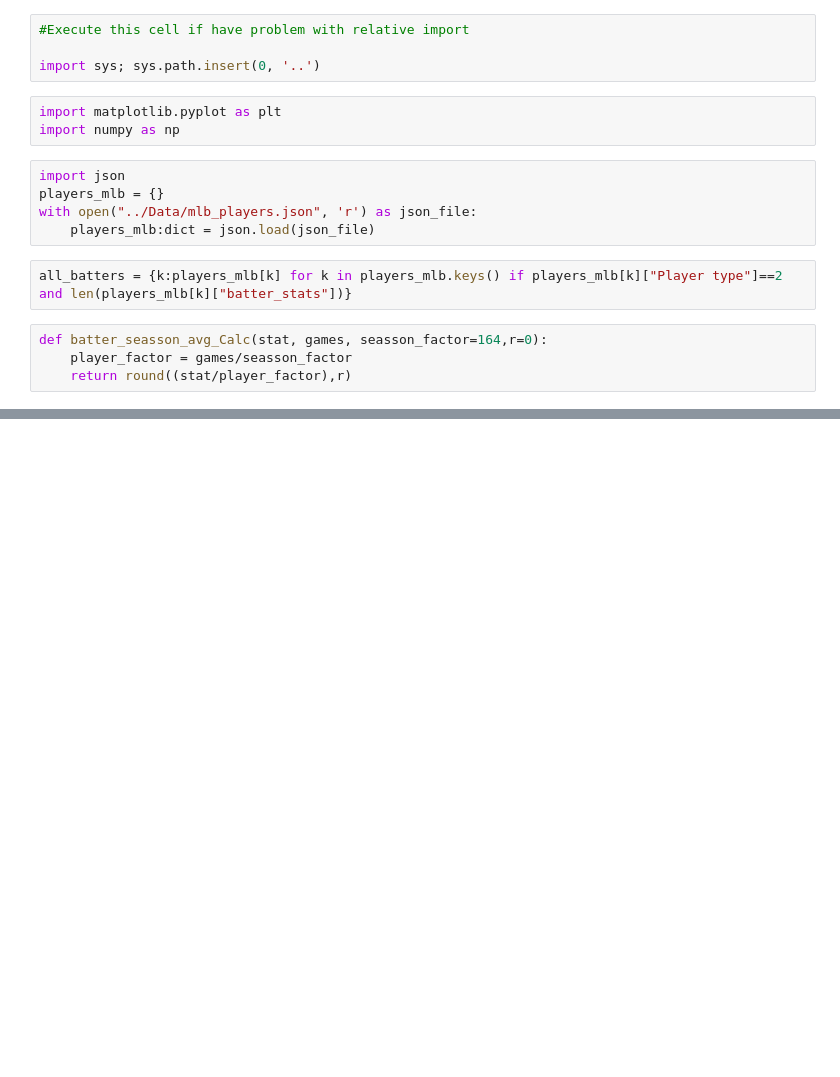
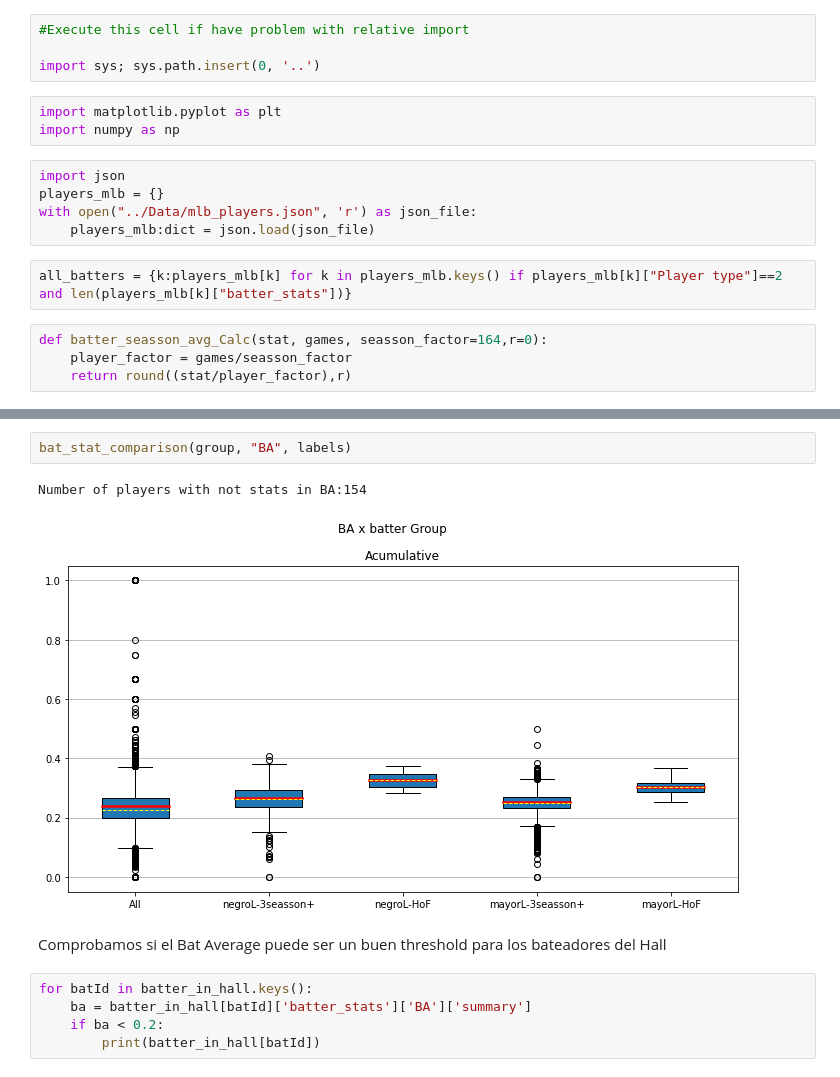
Before and after one commit to abel1927/DJ-MLB-Hall-Fame, a Jupyter notebook: Analysis/batter_stats.ipynb, the cells around one changed output, grey strips where cells are left out. Cells and saved outputs as stored; diff of their text form; blank space fills up the shorter version.

```diff
--- a/Analysis/batter_stats.ipynb
+++ b/Analysis/batter_stats.ipynb
@@ -135,0 +97,12 @@ Number of players with not stats in Rpos:98
+# %%
+bat_stat_comparison(group, "BA", labels)
+# %% [output]
+Number of players with not stats in BA:154
+[figure, added]
+# %% [markdown]
+Comprobamos si el Bat Average puede ser un buen threshold para los bateadores del Hall
+# %%
+for batId in batter_in_hall.keys():
+    ba = batter_in_hall[batId]['batter_stats']['BA']['summary']
+    if ba < 0.2:
+        print(batter_in_hall[batId])
```
Also changed, not shown: parts of 47 cells of this notebook, 1 other file.
